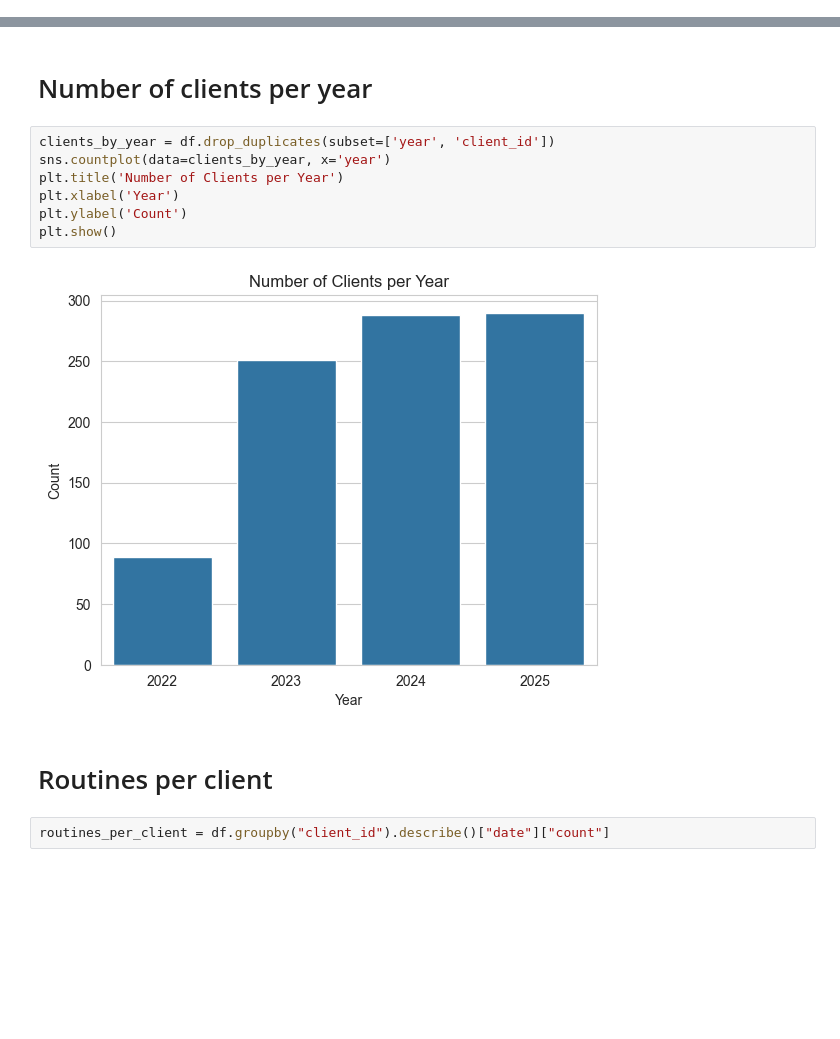
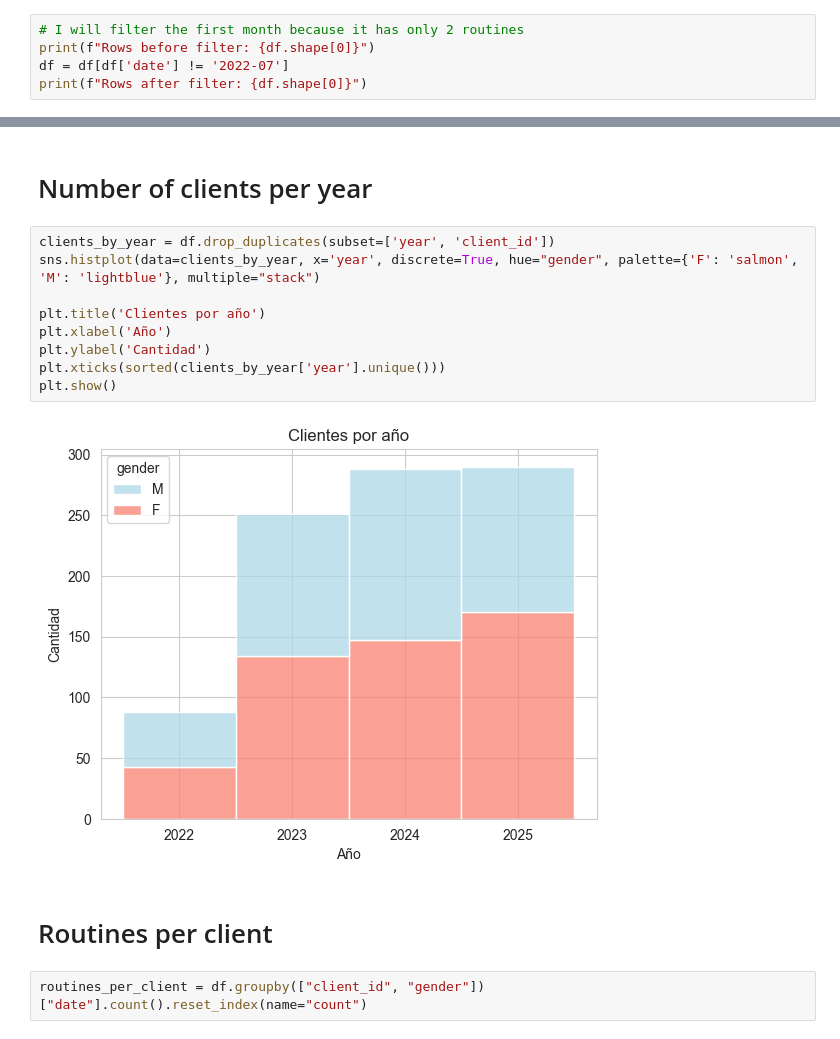
Before and after one commit to alejo-cuello/gym-clients, a Jupyter notebook: notebooks/02_eda_gym_routines_by_month.ipynb, the cells around one changed output, grey strips where cells are left out. Saved outputs shown, nothing was run; the diff lists cells and outputs as text; blank space fills up the shorter version.

```diff
--- a/notebooks/02_eda_gym_routines_by_month.ipynb
+++ b/notebooks/02_eda_gym_routines_by_month.ipynb
@@ -24,3 +24,8 @@ df.head()
 | 2 | 0 | 2022-09-01 | M | 1 |
 | 3 | 0 | 2022-11-01 | M | 1 |
 | 4 | 1 | 2024-01-01 | M | 3 |
+# %%
+# I will filter the first month because it has only 2 routines
+print(f"Rows before filter: {df.shape[0]}")
+df = df[df['date'] != '2022-07']
+print(f"Rows after filter: {df.shape[0]}")
@@ -170,14 +256,16 @@ plt.show()
 # Number of clients per year
 # %%
 clients_by_year = df.drop_duplicates(subset=['year', 'client_id'])
-sns.countplot(data=clients_by_year, x='year')
-plt.title('Number of Clients per Year')
-plt.xlabel('Year')
-plt.ylabel('Count')
+sns.histplot(data=clients_by_year, x='year', discrete=True, hue="gender", palette={'F': 'salmon', 'M': 'lightblue'}, multiple="stack")
+
+plt.title('Clientes por año')
+plt.xlabel('Año')
+plt.ylabel('Cantidad')
+plt.xticks(sorted(clients_by_year['year'].unique()))
 plt.show()
 # %% [output]
-[figure, old version]
+[figure, new version]
 # %% [markdown]
 # Routines per client
 # %%
-routines_per_client = df.groupby("client_id").describe()["date"]["count"]
+routines_per_client = df.groupby(["client_id", "gender"])["date"].count().reset_index(name="count")
```
Also changed, not shown: parts of 14 cells of this notebook.
